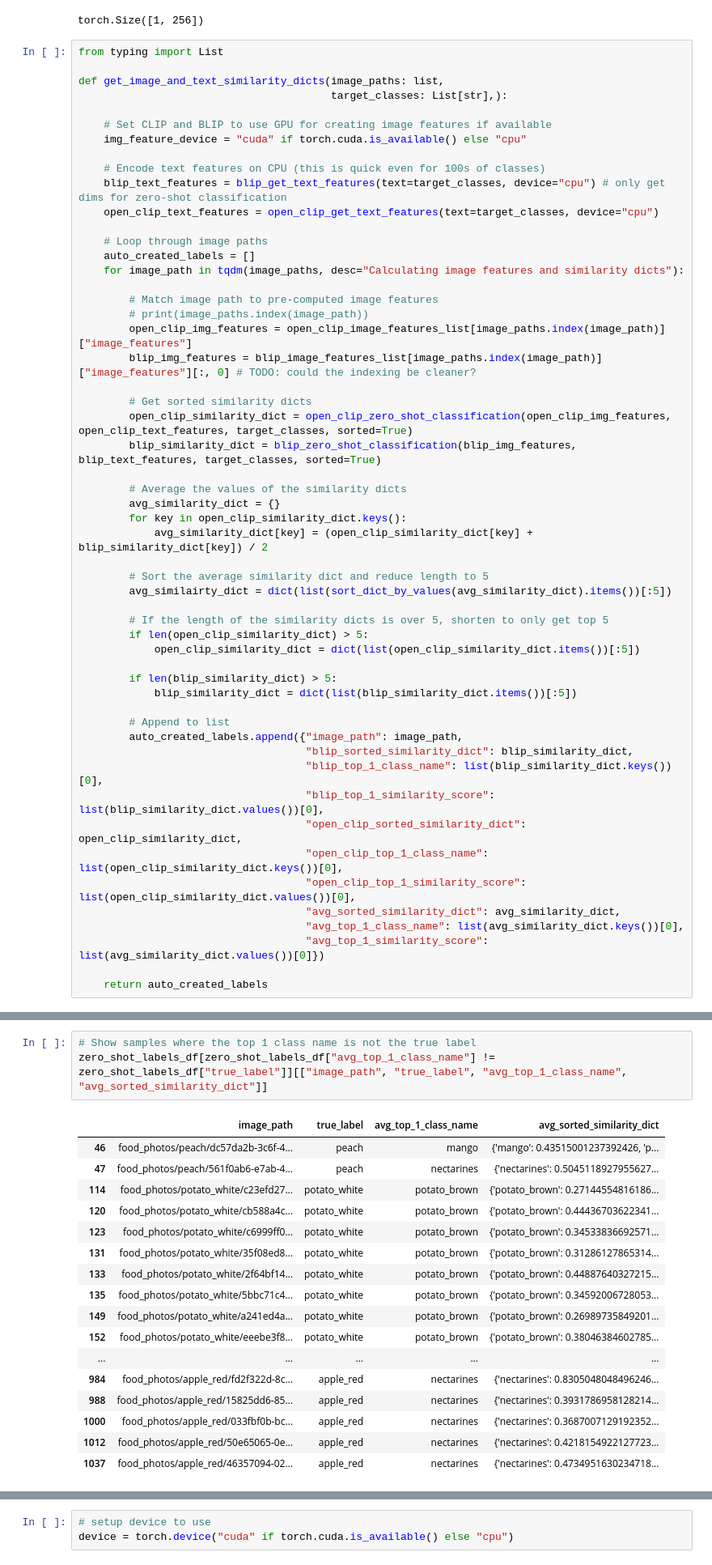
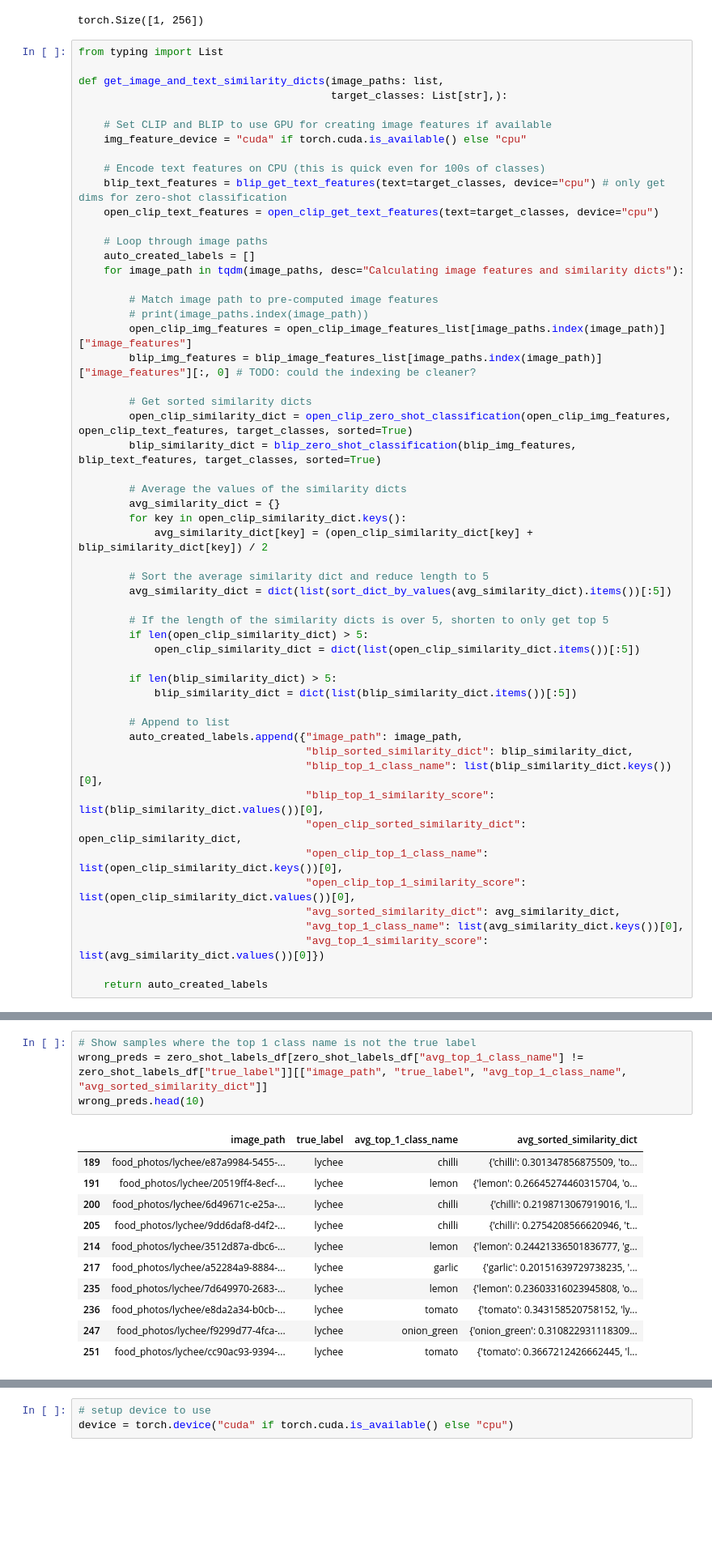
Before and after one commit to mrdbourke/nutrify, a Jupyter notebook: foodvision/notebooks/10_auto_labelling_pipeline.ipynb, the cells around one changed output, grey strips where cells are left out. Shown at 81% size. Saved outputs shown, nothing was run; the diff lists cells and outputs as text; blank space fills up the shorter version.

```diff
--- a/foodvision/notebooks/10_auto_labelling_pipeline.ipynb
+++ b/foodvision/notebooks/10_auto_labelling_pipeline.ipynb
@@ -371,7 +371,7 @@ def get_image_and_text_similarity_dicts(image_paths: list,
             avg_similarity_dict[key] = (open_clip_similarity_dict[key] + blip_similarity_dict[key]) / 2
 
         # Sort the average similarity dict and reduce length to 5
-        avg_similairty_dict = dict(list(sort_dict_by_values(avg_similarity_dict).items())[:5])
+        avg_similarity_dict = dict(list(sort_dict_by_values(avg_similarity_dict).items())[:5])
 
         # If the length of the similarity dicts is over 5, shorten to only get top 5
         if len(open_clip_similarity_dict) > 5:
@@ -455,21 +464,16 @@ Avg top 1 accuracy: 0.9626093874303898
 # %%
 # Show samples where the top 1 class name is not the true label
-zero_shot_labels_df[zero_shot_labels_df["avg_top_1_class_name"] != zero_shot_labels_df["true_label"]][["image_path", "true_label", "avg_top_1_class_name", "avg_sorted_similarity_dict"]]
+wrong_preds = zero_shot_labels_df[zero_shot_labels_df["avg_top_1_class_name"] != zero_shot_labels_df["true_label"]][["image_path", "true_label", "avg_top_1_class_name", "avg_sorted_similarity_dict"]]
+wrong_preds.head(10)
 # %% [output]
 |  | image_path | true_label | avg_top_1_class_name | avg_sorted_similarity_dict |
-| 46 | food_photos/peach/dc57da2b-3c6f-4... | peach | mango | {'mango': 0.43515001237392426, 'p... |
-| 47 | food_photos/peach/561f0ab6-e7ab-4... | peach | nectarines | {'nectarines': 0.5045118927955627... |
-| 114 | food_photos/potato_white/c23efd27... | potato_white | potato_brown | {'potato_brown': 0.27144554816186... |
-| 120 | food_photos/potato_white/cb588a4c... | potato_white | potato_brown | {'potato_brown': 0.44436703622341... |
-| 123 | food_photos/potato_white/c6999ff0... | potato_white | potato_brown | {'potato_brown': 0.34533836692571... |
-| 131 | food_photos/potato_white/35f08ed8... | potato_white | potato_brown | {'potato_brown': 0.31286127865314... |
-| 133 | food_photos/potato_white/2f64bf14... | potato_white | potato_brown | {'potato_brown': 0.44887640327215... |
-| 135 | food_photos/potato_white/5bbc71c4... | potato_white | potato_brown | {'potato_brown': 0.34592006728053... |
-| 149 | food_photos/potato_white/a241ed4a... | potato_white | potato_brown | {'potato_brown': 0.26989735849201... |
-| 152 | food_photos/potato_white/eeebe3f8... | potato_white | potato_brown | {'potato_brown': 0.38046384602785... |
-| ... | ... | ... | ... | ... |
-| 984 | food_photos/apple_red/fd2f322d-8c... | apple_red | nectarines | {'nectarines': 0.8305048048496246... |
-| 988 | food_photos/apple_red/15825dd6-85... | apple_red | nectarines | {'nectarines': 0.3931786958128214... |
-| 1000 | food_photos/apple_red/033fbf0b-bc... | apple_red | nectarines | {'nectarines': 0.3687007129192352... |
-| 1012 | food_photos/apple_red/50e65065-0e... | apple_red | nectarines | {'nectarines': 0.4218154922127723... |
-| 1037 | food_photos/apple_red/46357094-02... | apple_red | nectarines | {'nectarines': 0.4734951630234718... |
+| 189 | food_photos/lychee/e87a9984-5455-... | lychee | chilli | {'chilli': 0.301347856875509, 'to... |
+| 191 | food_photos/lychee/20519ff4-8ecf-... | lychee | lemon | {'lemon': 0.26645274460315704, 'o... |
+| 200 | food_photos/lychee/6d49671c-e25a-... | lychee | chilli | {'chilli': 0.2198713067919016, 'l... |
+| 205 | food_photos/lychee/9dd6daf8-d4f2-... | lychee | chilli | {'chilli': 0.2754208566620946, 't... |
+| 214 | food_photos/lychee/3512d87a-dbc6-... | lychee | lemon | {'lemon': 0.24421336501836777, 'g... |
+| 217 | food_photos/lychee/a52284a9-8884-... | lychee | garlic | {'garlic': 0.20151639729738235, '... |
+| 235 | food_photos/lychee/7d649970-2683-... | lychee | lemon | {'lemon': 0.23603316023945808, 'o... |
+| 236 | food_photos/lychee/e8da2a34-b0cb-... | lychee | tomato | {'tomato': 0.343158520758152, 'ly... |
+| 247 | food_photos/lychee/f9299d77-4fca-... | lychee | onion_green | {'onion_green': 0.310822931118309... |
+| 251 | food_photos/lychee/cc90ac93-9394-... | lychee | tomato | {'tomato': 0.3667212426662445, 'l... |
```
Also changed, not shown: parts of 11 cells of this notebook.
